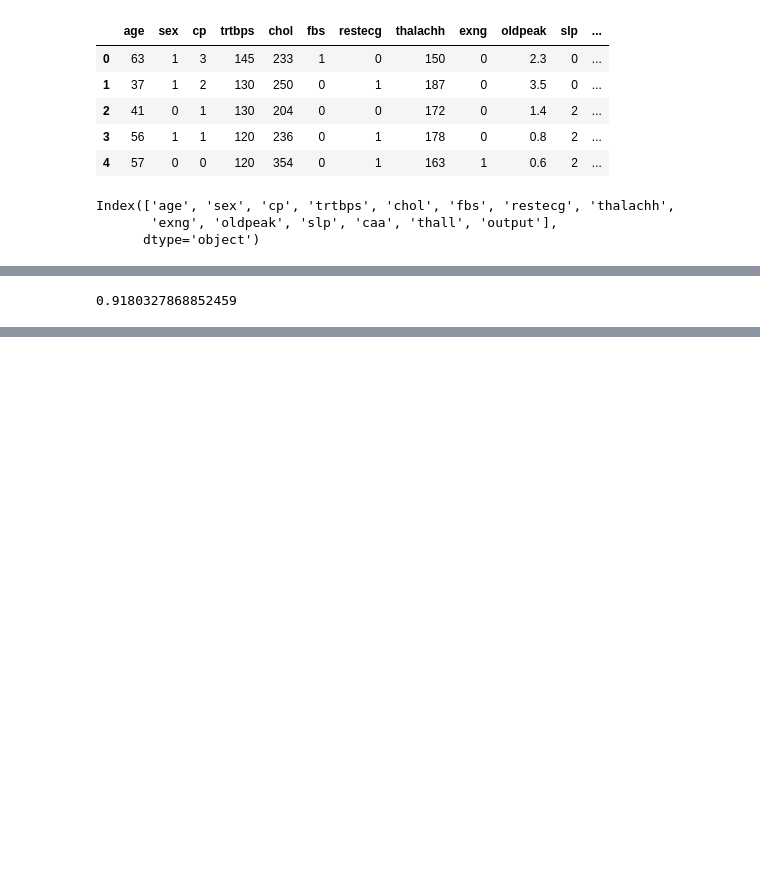
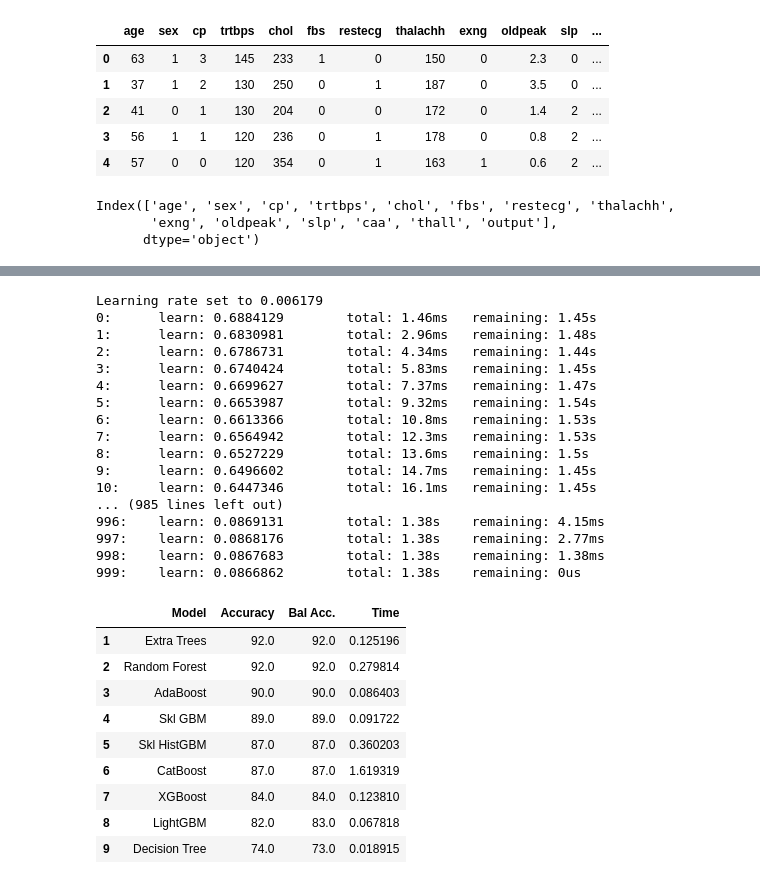
Before and after one commit to Abubakr1710/Hipocratia, a Jupyter notebook: data_enhancement.ipynb, the cells around one changed output, grey strips where cells are left out. Saved outputs shown, nothing was run; the diff lists cells and outputs as text; code cells hidden in the pictures; blank space fills up the shorter version.

```diff
--- a/data_enhancement.ipynb
+++ b/data_enhancement.ipynb
@@ -73,4 +72,46 @@ acc = accuracy_score(y_test, pred)
-# %%
-acc
-# %% [output]
-0.9180327868852459
+# %%
+num_vars = ['age','trtbps','chol','thalachh','oldpeak']
+cat_vars = ['sex', 'cp', 'fbs', 'restecg','exng','slp', 'caa', 'thall']
+
+
+num_4_treeModels = pipeline.Pipeline(steps=[
+    ('imputer', impute.SimpleImputer(strategy='constant', fill_value=-9999)),])
+cat_4_treeModels = pipeline.Pipeline(steps=[('ordinal', preprocessing.OrdinalEncoder())])
+
+tree_prepro = compose.ColumnTransformer(transformers=[
+    ('num',  num_4_treeModels,num_vars),
+    ('cat',cat_4_treeModels, cat_vars),
+], remainder='drop')
+# %%
+tree_classifiers = {
+    "Decision Tree": DecisionTreeClassifier(),
+    "Extra Trees": ExtraTreesClassifier(),
+    "Random Forest": RandomForestClassifier(random_state=0, max_depth=4, n_estimators=200),
+    "AdaBoost": AdaBoostClassifier(),
+    "Skl GBM": GradientBoostingClassifier(),
+    "Skl HistGBM":HistGradientBoostingClassifier(),
+    "XGBoost": XGBClassifier(),
+    "LightGBM": LGBMClassifier(),
+    "CatBoost": CatBoostClassifier()}
+
+tree_classifiers = {name: pipeline.make_pipeline(tree_prepro, model) for name, model in tree_classifiers.items()}
+# %%
+results = pd.DataFrame({'Model': [], 'Accuracy': [], 'Bal Acc.': [], 'Time': []})
+for model_name, model in tree_classifiers.items():
+    start_time = time.time()
+    model.fit(X_train,y_train)
+    pred =model.predict(X_test)
+
+    total_time = time.time() - start_time
+
+    results = results.append({"Model":    model_name,
+                            "Accuracy": round(metrics.accuracy_score(y_test, pred)*100),
+                            "Bal Acc.": round(metrics.balanced_accuracy_score(y_test, pred)*100),
+                            "Time":     total_time},
+                            ignore_index=True)
+
+results_ord = results.sort_values(by=['Accuracy'], ascending=False, ignore_index=True)
+results_ord.index += 1
+results_ord.style.bar(subset=['Accuracy', 'Bal Acc.'], vmin=0, vmax=100, color='#5fba7d')
+results_ord
+# %% [output]
@@ -76,0 +119,27 @@ acc
+Learning rate set to 0.006179
+0:      learn: 0.6884129        total: 1.46ms   remaining: 1.45s
+1:      learn: 0.6830981        total: 2.96ms   remaining: 1.48s
+2:      learn: 0.6786731        total: 4.34ms   remaining: 1.44s
+3:      learn: 0.6740424        total: 5.83ms   remaining: 1.45s
+4:      learn: 0.6699627        total: 7.37ms   remaining: 1.47s
+5:      learn: 0.6653987        total: 9.32ms   remaining: 1.54s
+6:      learn: 0.6613366        total: 10.8ms   remaining: 1.53s
+7:      learn: 0.6564942        total: 12.3ms   remaining: 1.53s
+8:      learn: 0.6527229        total: 13.6ms   remaining: 1.5s
+9:      learn: 0.6496602        total: 14.7ms   remaining: 1.45s
+10:     learn: 0.6447346        total: 16.1ms   remaining: 1.45s
+... (985 lines left out)
+996:    learn: 0.0869131        total: 1.38s    remaining: 4.15ms
+997:    learn: 0.0868176        total: 1.38s    remaining: 2.77ms
+998:    learn: 0.0867683        total: 1.38s    remaining: 1.38ms
+999:    learn: 0.0866862        total: 1.38s    remaining: 0us
+|  | Model | Accuracy | Bal Acc. | Time |
+| 1 | Extra Trees | 92.0 | 92.0 | 0.125196 |
+| 2 | Random Forest | 92.0 | 92.0 | 0.279814 |
+| 3 | AdaBoost | 90.0 | 90.0 | 0.086403 |
+| 4 | Skl GBM | 89.0 | 89.0 | 0.091722 |
+| 5 | Skl HistGBM | 87.0 | 87.0 | 0.360203 |
+| 6 | CatBoost | 87.0 | 87.0 | 1.619319 |
+| 7 | XGBoost | 84.0 | 84.0 | 0.123810 |
+| 8 | LightGBM | 82.0 | 83.0 | 0.067818 |
+| 9 | Decision Tree | 74.0 | 73.0 | 0.018915 |
```
Also changed, not shown: parts of 11 cells of this notebook, 4 other files.
